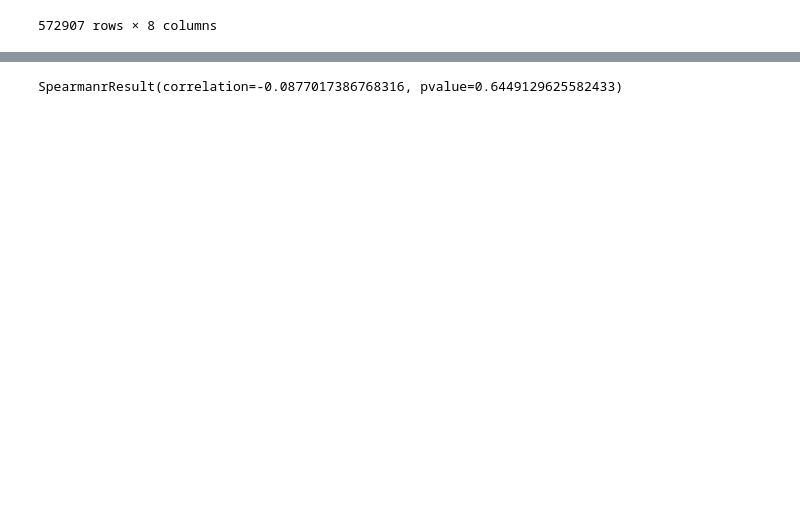
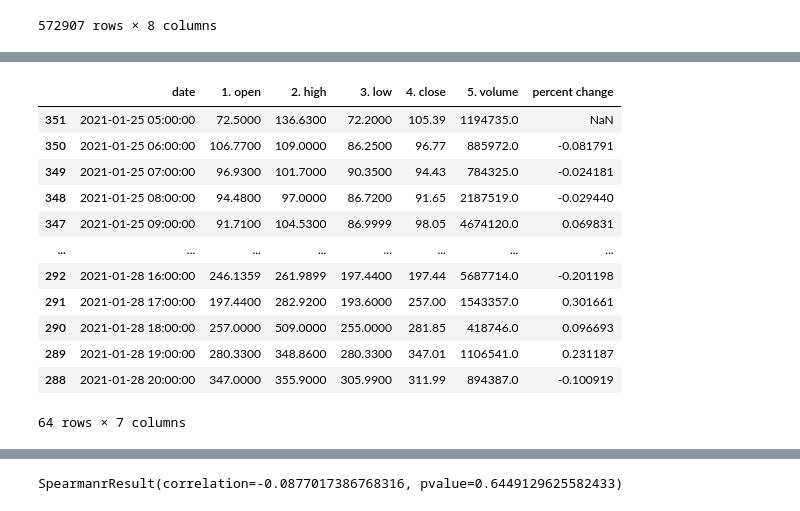
Before and after one commit to daniellkennett/WallstreetbetsAnalysis, a Jupyter notebook: code/WSB EDA.ipynb, the cells around one changed output, grey strips where cells are left out. Saved outputs shown, nothing was run; the diff lists cells and outputs as text; code cells hidden in the pictures; blank space fills up the shorter version.

```diff
--- a/code/WSB EDA.ipynb
+++ b/code/WSB EDA.ipynb
@@ -173,28 +156,43 @@ fig.write_html('Hourly GME Mentions.html')
 # %%
 ### Use alpha vantage to gather daily and hourly stock data ###
 
 from alpha_vantage.timeseries import TimeSeries
 
 API_key = 'OZHBQ2Q48QC0NFRZ'
 
 ### daily chart, include percent change ###
 ts = TimeSeries(key = API_key,output_format='pandas')
 data = ts.get_daily_adjusted('GME')
 gme = data[0].reset_index()
 gme_daily = gme[(gme['date'] >= '2020-12-31') & (gme['date'] <= '2021-02-16')]
 gme_daily.to_csv('gme_daily_prices')
 gme_daily=gme_daily.sort_values('date', ascending=True)
 gme_daily['percent change'] = gme_daily['4. close'].pct_change()
 
 
 ### hourly chart, include percent change ###
 data = ts.get_intraday('GME', interval = '60min', outputsize='full')
 gme = data[0].reset_index()
 gme_hourly_full = gme[(gme['date'] >= '2020-12-31') & (gme['date'] <= '2021-02-16')]
 gme_hourly_full = gme_hourly_full.sort_values('date', ascending=True)
 gme_hourly = gme[(gme['date'] >= '2021-01-25') & (gme['date'] <= '2021-01-29')]
 gme_hourly = gme_hourly.sort_values('date', ascending=True)
 gme_hourly['percent change'] = gme_hourly['4. close'].pct_change()
+gme_hourly
+# %% [output]
+|  | date | 1. open | 2. high | 3. low | 4. close | 5. volume | percent change |
+| 351 | 2021-01-25 05:00:00 | 72.5000 | 136.6300 | 72.2000 | 105.39 | 1194735.0 | NaN |
+| 350 | 2021-01-25 06:00:00 | 106.7700 | 109.0000 | 86.2500 | 96.77 | 885972.0 | -0.081791 |
+| 349 | 2021-01-25 07:00:00 | 96.9300 | 101.7000 | 90.3500 | 94.43 | 784325.0 | -0.024181 |
+| 348 | 2021-01-25 08:00:00 | 94.4800 | 97.0000 | 86.7200 | 91.65 | 2187519.0 | -0.029440 |
+| 347 | 2021-01-25 09:00:00 | 91.7100 | 104.5300 | 86.9999 | 98.05 | 4674120.0 | 0.069831 |
+| ... | ... | ... | ... | ... | ... | ... | ... |
+| 292 | 2021-01-28 16:00:00 | 246.1359 | 261.9899 | 197.4400 | 197.44 | 5687714.0 | -0.201198 |
+| 291 | 2021-01-28 17:00:00 | 197.4400 | 282.9200 | 193.6000 | 257.00 | 1543357.0 | 0.301661 |
+| 290 | 2021-01-28 18:00:00 | 257.0000 | 509.0000 | 255.0000 | 281.85 | 418746.0 | 0.096693 |
+| 289 | 2021-01-28 19:00:00 | 280.3300 | 348.8600 | 280.3300 | 347.01 | 1106541.0 | 0.231187 |
+| 288 | 2021-01-28 20:00:00 | 347.0000 | 355.9000 | 305.9900 | 311.99 | 894387.0 | -0.100919 |
+64 rows × 7 columns
 # %%
 ### Hourly candlestick graph ###
 fig = go.Figure(data=[go.Candlestick(x=gme_hourly_full['date'],
```
Also changed, not shown: parts of 13 cells of this notebook, 5 other files.
